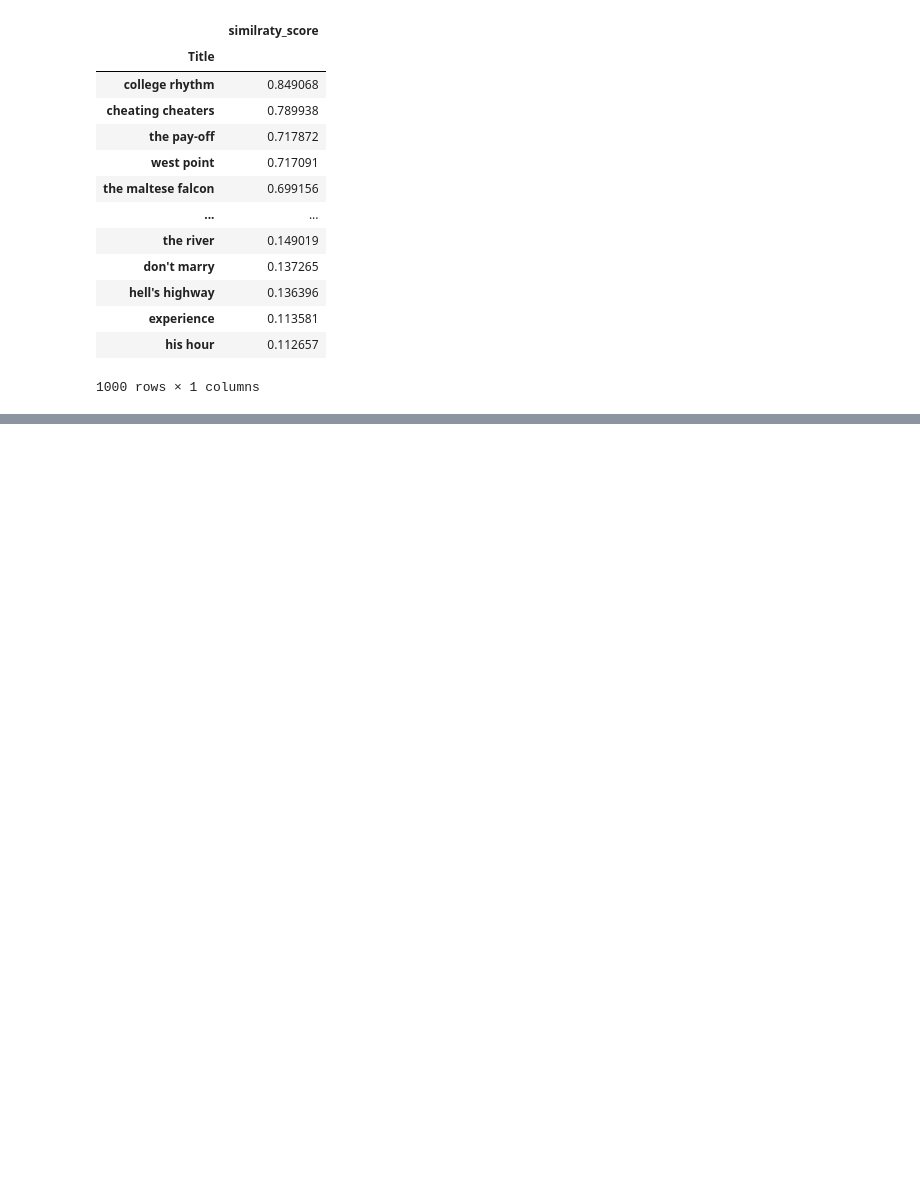
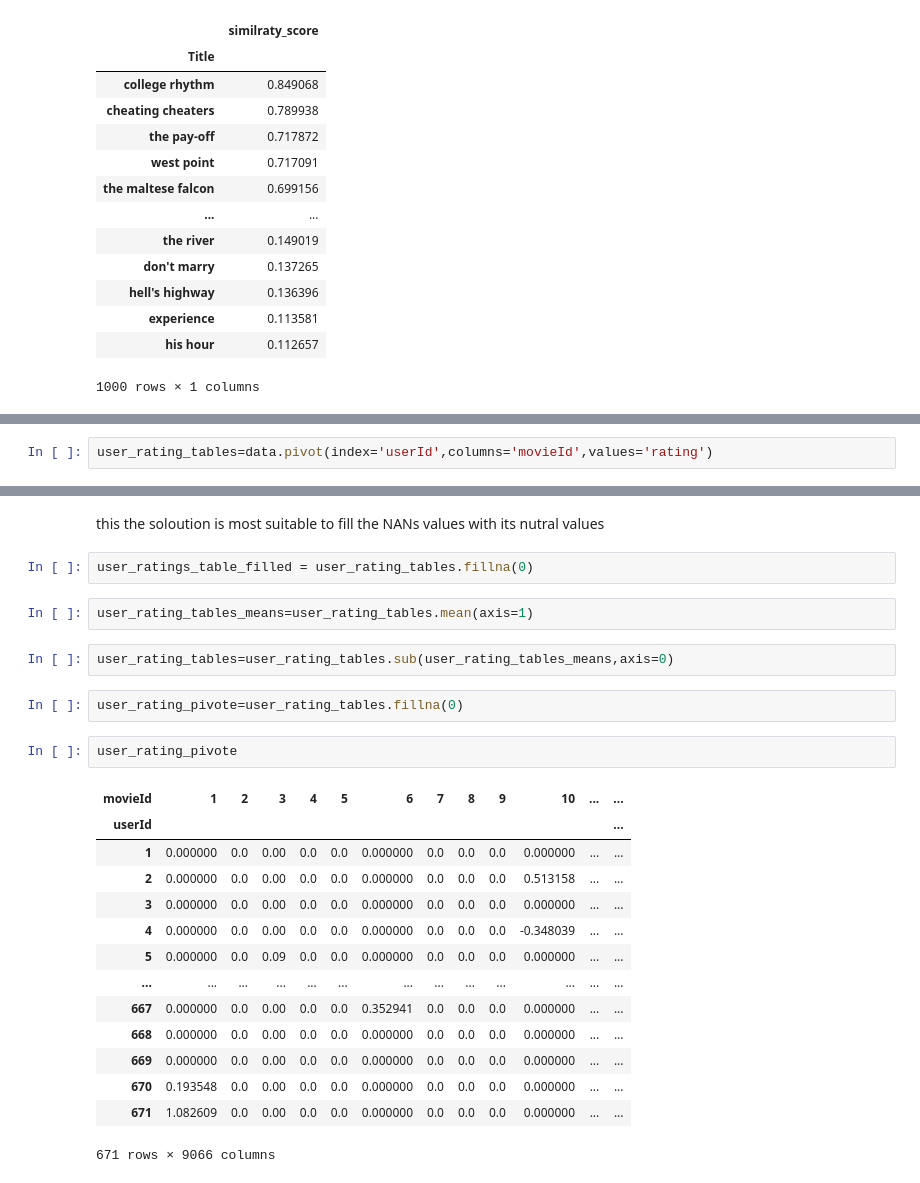
Before and after one commit to Belal-AI/Books-, a Jupyter notebook: Recommneder_systems.ipynb, the cells around one changed output, grey strips where cells are left out. Saved outputs shown, nothing was run; the diff lists cells and outputs as text; blank space fills up the shorter version.

```diff
--- a/Recommneder_systems.ipynb
+++ b/Recommneder_systems.ipynb
@@ -403,0 +426,2 @@ similraty_score_for_useara_for_each_item.sort_values(ascending=False,by='similra
+# %%
+user_rating_tables=data.pivot(index='userId',columns='movieId',values='rating')
@@ -403,0 +432,27 @@ similraty_score_for_useara_for_each_item.sort_values(ascending=False,by='similra
+# %% [markdown]
+this the soloution is most suitable to fill the NANs values with its nutral values
+# %%
+user_ratings_table_filled = user_rating_tables.fillna(0)
+# %%
+user_rating_tables_means=user_rating_tables.mean(axis=1)
+# %%
+user_rating_tables=user_rating_tables.sub(user_rating_tables_means,axis=0)
+# %%
+user_rating_pivote=user_rating_tables.fillna(0)
+# %%
+user_rating_pivote
+# %% [output]
+| movieId | 1 | 2 | 3 | 4 | 5 | 6 | 7 | 8 | 9 | 10 | ... | ... |
+| userId |  |  |  |  |  |  |  |  |  |  |  | ... |
+| 1 | 0.000000 | 0.0 | 0.00 | 0.0 | 0.0 | 0.000000 | 0.0 | 0.0 | 0.0 | 0.000000 | ... | ... |
+| 2 | 0.000000 | 0.0 | 0.00 | 0.0 | 0.0 | 0.000000 | 0.0 | 0.0 | 0.0 | 0.513158 | ... | ... |
+| 3 | 0.000000 | 0.0 | 0.00 | 0.0 | 0.0 | 0.000000 | 0.0 | 0.0 | 0.0 | 0.000000 | ... | ... |
+| 4 | 0.000000 | 0.0 | 0.00 | 0.0 | 0.0 | 0.000000 | 0.0 | 0.0 | 0.0 | -0.348039 | ... | ... |
+| 5 | 0.000000 | 0.0 | 0.09 | 0.0 | 0.0 | 0.000000 | 0.0 | 0.0 | 0.0 | 0.000000 | ... | ... |
+| ... | ... | ... | ... | ... | ... | ... | ... | ... | ... | ... | ... | ... |
+| 667 | 0.000000 | 0.0 | 0.00 | 0.0 | 0.0 | 0.352941 | 0.0 | 0.0 | 0.0 | 0.000000 | ... | ... |
+| 668 | 0.000000 | 0.0 | 0.00 | 0.0 | 0.0 | 0.000000 | 0.0 | 0.0 | 0.0 | 0.000000 | ... | ... |
+| 669 | 0.000000 | 0.0 | 0.00 | 0.0 | 0.0 | 0.000000 | 0.0 | 0.0 | 0.0 | 0.000000 | ... | ... |
+| 670 | 0.193548 | 0.0 | 0.00 | 0.0 | 0.0 | 0.000000 | 0.0 | 0.0 | 0.0 | 0.000000 | ... | ... |
+| 671 | 1.082609 | 0.0 | 0.00 | 0.0 | 0.0 | 0.000000 | 0.0 | 0.0 | 0.0 | 0.000000 | ... | ... |
+671 rows × 9066 columns
```
Also changed, not shown: parts of 26 cells of this notebook.
